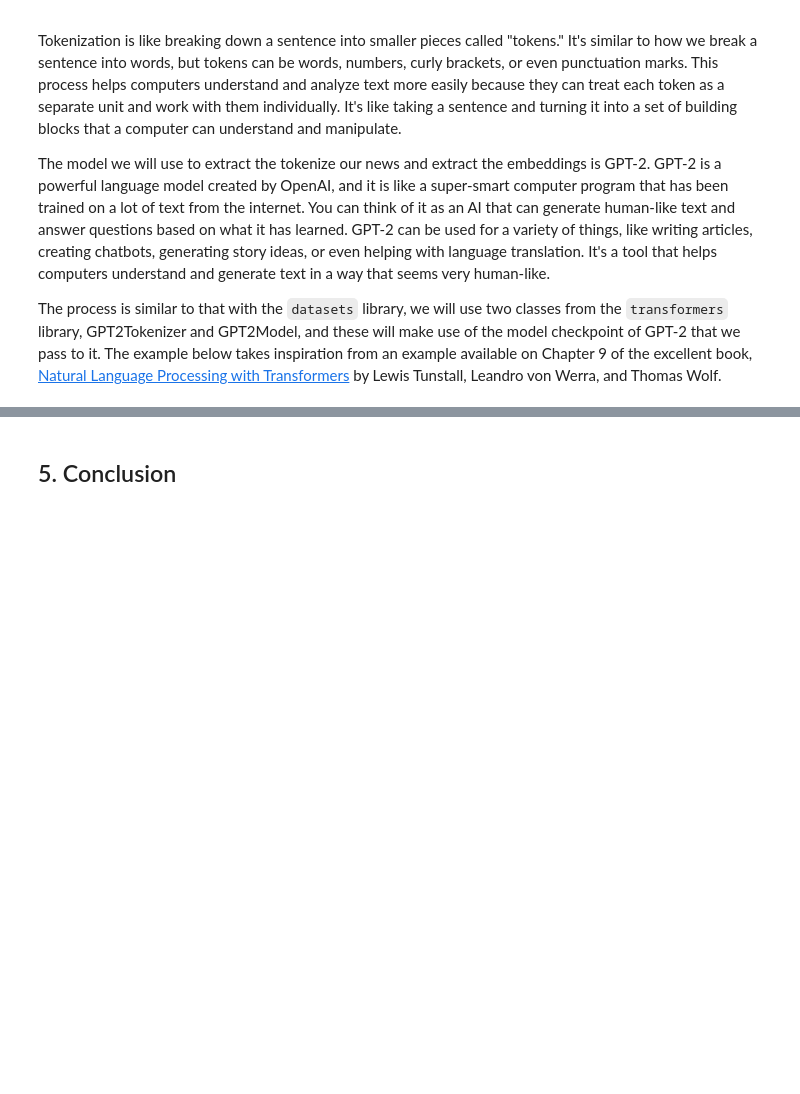
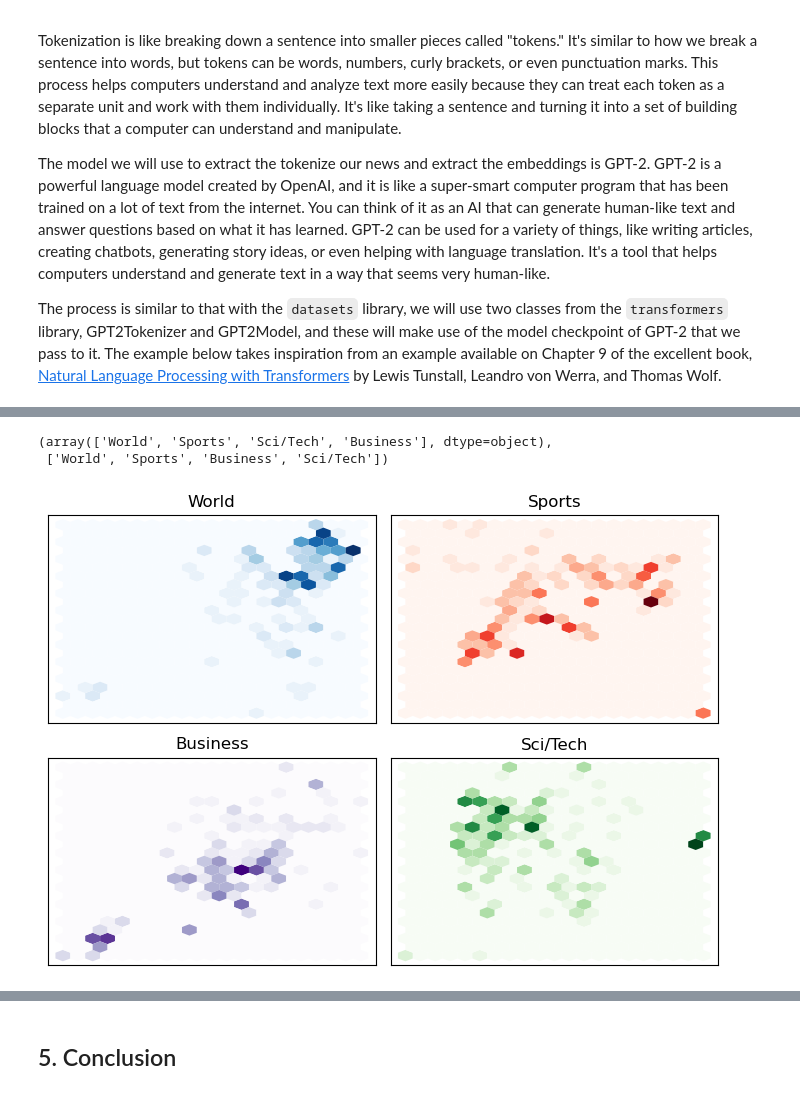
Before and after one commit to ramonpzg/audiodb, a Jupyter notebook: notebooks/08_qdrant_101.ipynb, the cells around one changed output, grey strips where cells are left out. Saved outputs shown, nothing was run; the diff lists cells and outputs as text; code cells hidden in the pictures; blank space fills up the shorter version.

```diff
--- a/notebooks/08_qdrant_101.ipynb
+++ b/notebooks/08_qdrant_101.ipynb
@@ -455,4 +501,4 @@ tokenizer.pad_token = tokenizer.eos_token
 # %%
 text = "What does a cow use to do math? A cow-culator."
-em = tokenizer(text, padding=True, truncation=True, max_length=128, return_tensors="pt")#.to(device)
-em
+inputs = tokenizer(text, padding=True, truncation=True, max_length=128, return_tensors="pt")#.to(device)
+inputs
@@ -574,7 +808,5 @@ import umap.plot
 import matplotlib.pyplot as plt
 # %%
-# Scale features to [0,1] range
 X_scaled = MinMaxScaler().fit_transform(small_set['embedding'])
-# Initialize and fit UMAP
-mapper = UMAP(n_components=2, metric="cosine", n_neighbors=4).fit(X_scaled)
+mapper = umap.UMAP(n_components=2, metric="cosine", n_neighbors=4).fit(X_scaled)
 # %%
@@ -585,17 +824,23 @@ df_emb.head()
 # %%
 df_emb.label.unique(), small_set.features["label"].names
+# %% [output]
+(array(['World', 'Sports', 'Sci/Tech', 'Business'], dtype=object),
+ ['World', 'Sports', 'Business', 'Sci/Tech'])
 # %%
 fig, axes = plt.subplots(2, 2, figsize=(7,5))
 axes = axes.flatten()
 cmaps = ["Blues", "Reds", "Purples", "Greens"]
 labels = small_set.features["label"].names
 
 for i, (label, cmap) in enumerate(zip(labels, cmaps)):
-    df_emb_sub = df_emb.query(f"label == {i}")
+    df_emb_sub = df_emb[df_emb["label"] == label]
     axes[i].hexbin(df_emb_sub["X"], df_emb_sub["Y"], cmap=cmap, gridsize=20, linewidths=(0,))
     axes[i].set_title(label)
     axes[i].set_xticks([]), axes[i].set_yticks([])
+
 plt.tight_layout()
 plt.show()
+# %% [output]
+[figure, added]
 # %%
 umap.plot.points(mapper, values=np.arange(1000), theme='viridis')
```
Also changed, not shown: parts of 63 cells of this notebook.
